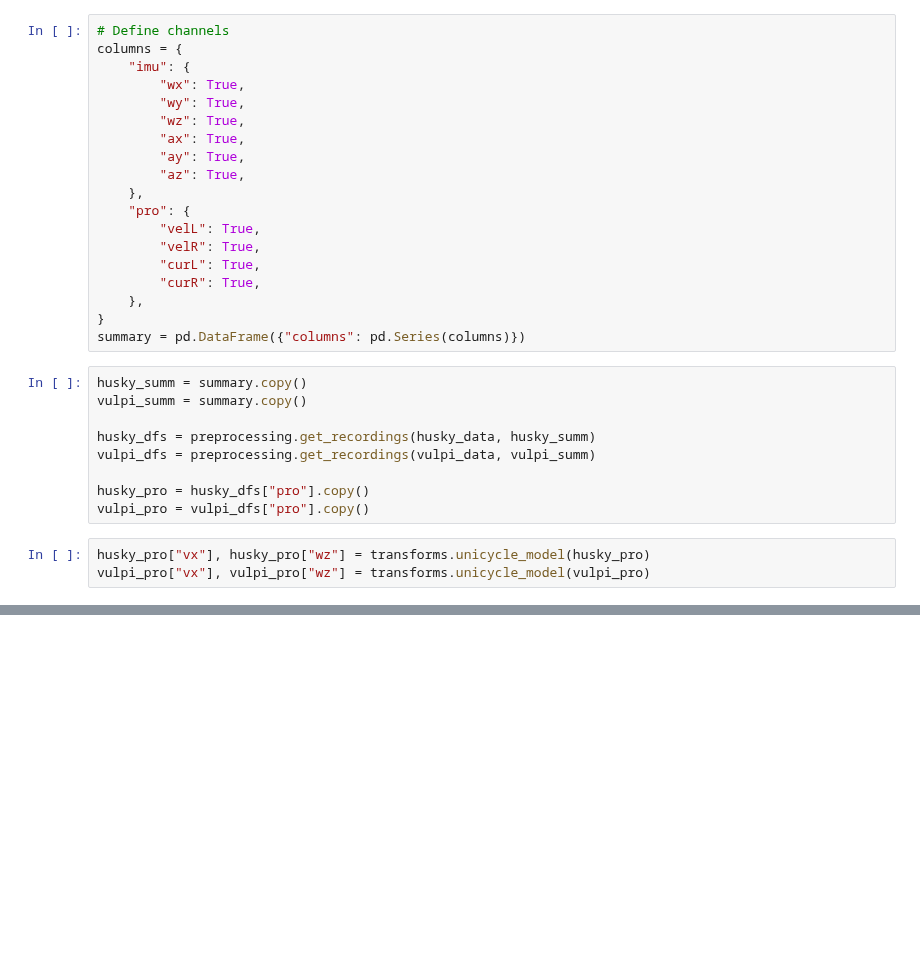
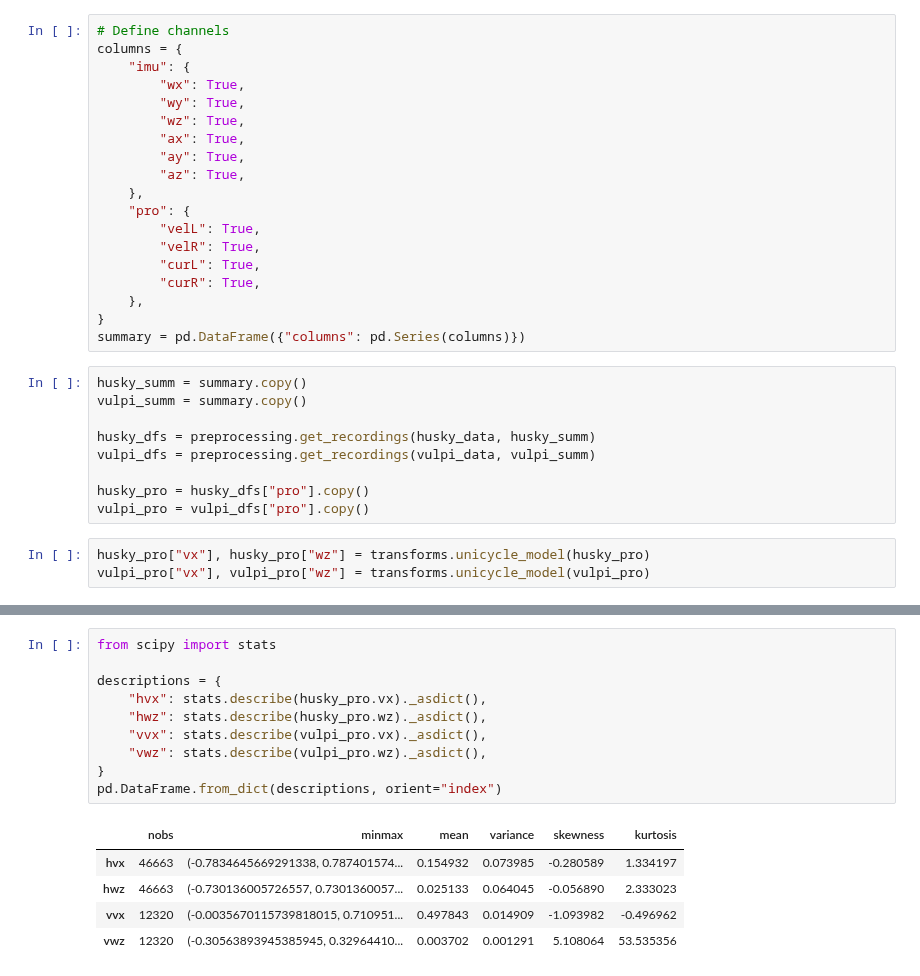
Before and after one commit to norlab-ulaval/BorealTC, a Jupyter notebook: analysis/dataset-stats.ipynb, the cells around one changed output, grey strips where cells are left out. Saved outputs shown, nothing was run; the diff lists cells and outputs as text; blank space fills up the shorter version.

```diff
--- a/analysis/dataset-stats.ipynb
+++ b/analysis/dataset-stats.ipynb
@@ -109,0 +91,16 @@ fig.savefig(figs_path / "speeds.pdf", bbox_inches="tight")
+# %%
+from scipy import stats
+
+descriptions = {
+    "hvx": stats.describe(husky_pro.vx)._asdict(),
+    "hwz": stats.describe(husky_pro.wz)._asdict(),
+    "vvx": stats.describe(vulpi_pro.vx)._asdict(),
+    "vwz": stats.describe(vulpi_pro.wz)._asdict(),
+}
+pd.DataFrame.from_dict(descriptions, orient="index")
+# %% [output]
+|  | nobs | minmax | mean | variance | skewness | kurtosis |
+| hvx | 46663 | (-0.7834645669291338, 0.787401574... | 0.154932 | 0.073985 | -0.280589 | 1.334197 |
+| hwz | 46663 | (-0.730136005726557, 0.7301360057... | 0.025133 | 0.064045 | -0.056890 | 2.333023 |
+| vvx | 12320 | (-0.0035670115739818015, 0.710951... | 0.497843 | 0.014909 | -1.093982 | -0.496962 |
+| vwz | 12320 | (-0.30563893945385945, 0.32964410... | 0.003702 | 0.001291 | 5.108064 | 53.535356 |
```
Also changed, not shown: parts of 6 cells of this notebook, 1 other file.
